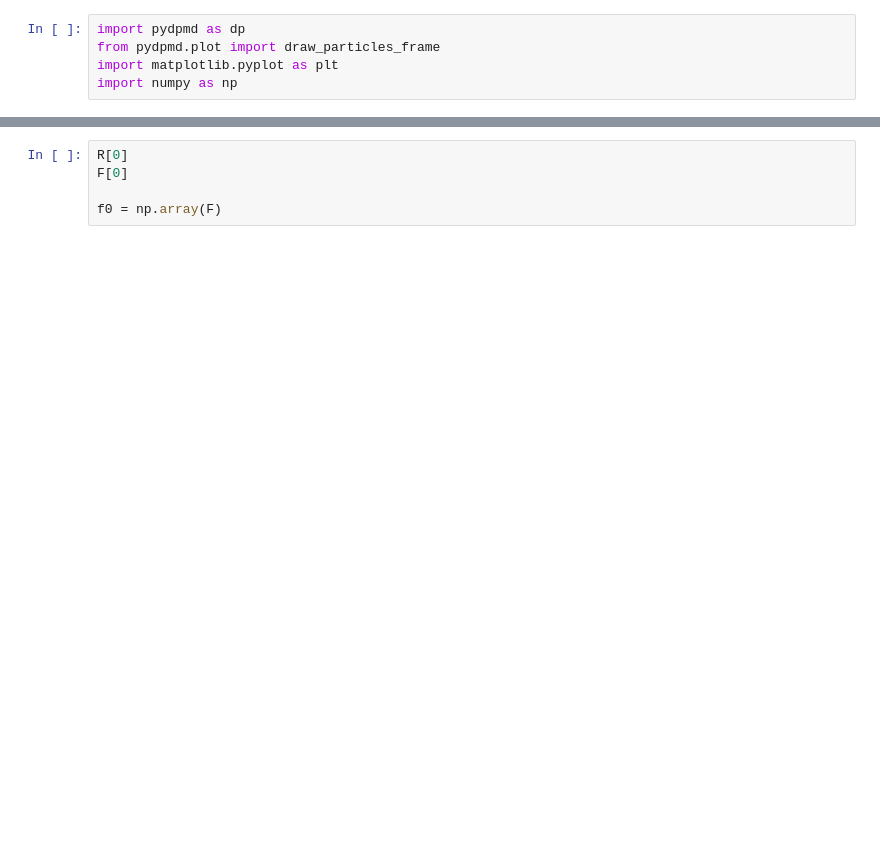
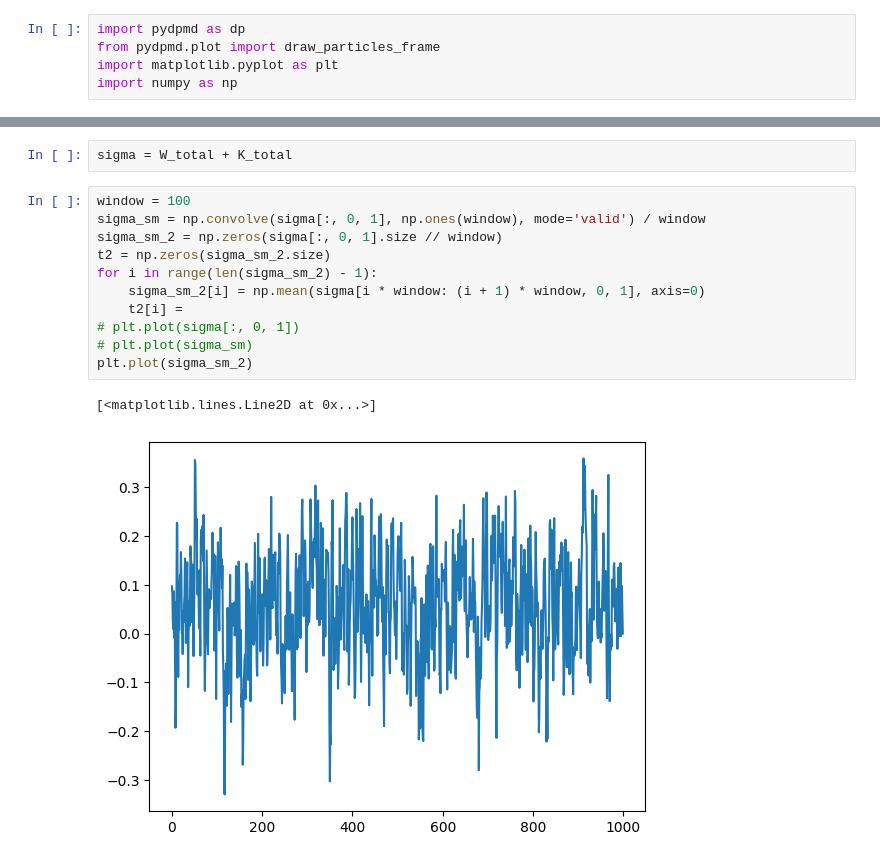
Before and after one commit to mmccraw98/notebooks-fall-25, a Jupyter notebook: 11/fixing-stress-tensor/local-test.ipynb, the cells around one changed output, grey strips where cells are left out. Saved outputs shown, nothing was run; the diff lists cells and outputs as text; blank space fills up the shorter version.

```diff
--- a/11/fixing-stress-tensor/local-test.ipynb
+++ b/11/fixing-stress-tensor/local-test.ipynb
@@ -184,7 +210,18 @@ for i in range(N_steps):
         ke = 0.5 * np.sum(mass[:, None] * vel ** 2)
         vel *= np.sqrt(temp_target * pos.shape[0] / ke)
-# %%
-R[0]
-F[0]
-
-f0 = np.array(F)
+# %%
+sigma = W_total + K_total
+# %%
+window = 100
+sigma_sm = np.convolve(sigma[:, 0, 1], np.ones(window), mode='valid') / window
+sigma_sm_2 = np.zeros(sigma[:, 0, 1].size // window)
+t2 = np.zeros(sigma_sm_2.size)
+for i in range(len(sigma_sm_2) - 1):
+    sigma_sm_2[i] = np.mean(sigma[i * window: (i + 1) * window, 0, 1], axis=0)
+    t2[i] =
+# plt.plot(sigma[:, 0, 1])
+# plt.plot(sigma_sm)
+plt.plot(sigma_sm_2)
+# %% [output]
+[<matplotlib.lines.Line2D at 0x...>]
+[figure, added]
```
Also changed, not shown: parts of 11 cells of this notebook, 7 other files.
